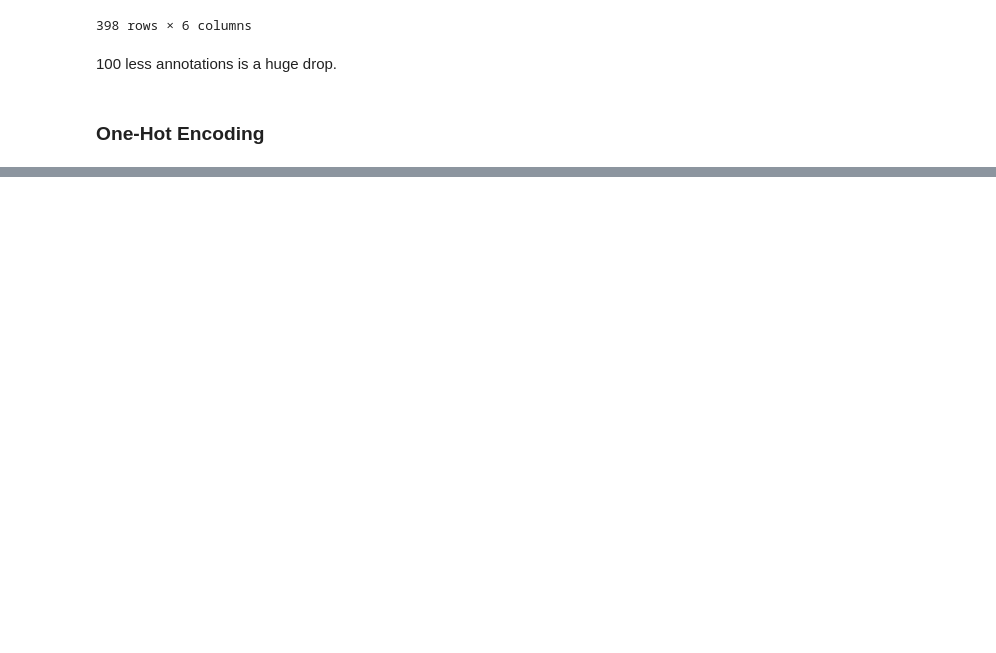
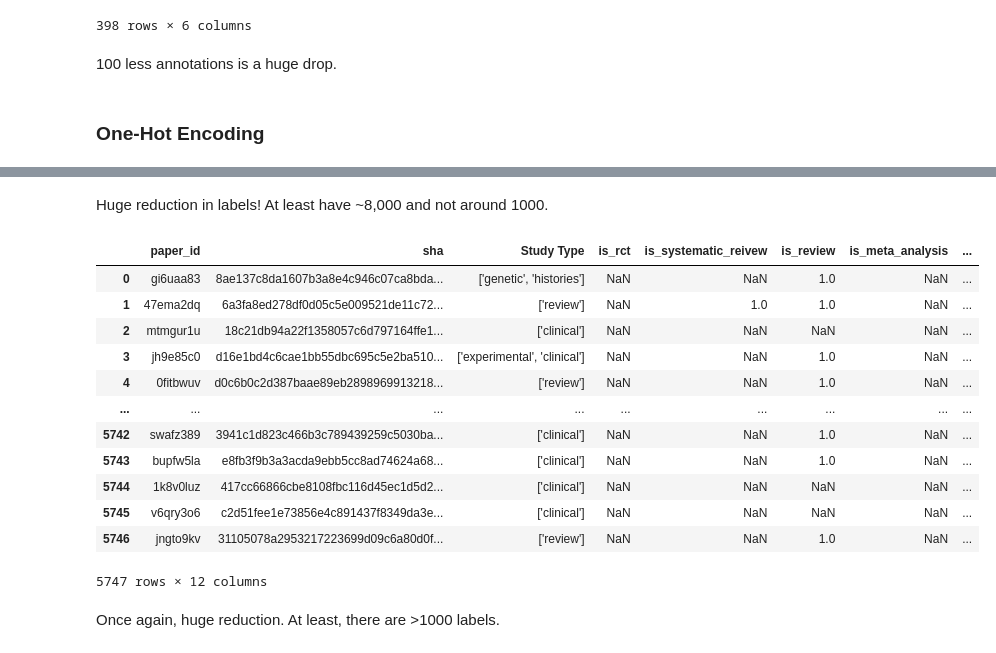
Before and after one commit to CoronaWhy/Classy, a Jupyter notebook: datasets/StudyTypeAnnotations.ipynb, the cells around one changed output, grey strips where cells are left out. Saved outputs shown, nothing was run; the diff lists cells and outputs as text; code cells hidden in the pictures; blank space fills up the shorter version.

```diff
--- a/datasets/StudyTypeAnnotations.ipynb
+++ b/datasets/StudyTypeAnnotations.ipynb
@@ -261,0 +630,3 @@ kg_merge
+# %%
+pm_labels = pd.read_csv('metadata_extra_info_from_pubmed_db.csv')
+pm_labels
@@ -261,0 +647,4 @@ kg_merge
+# %%
+d = {True:1, False:np.nan}
+pm_labels = pm_labels.applymap(lambda x: d.get(x,x))
+pm_labels
@@ -261,0 +677,10 @@ kg_merge
+# %%
+#Drop all rows that have NaN's across all labels
+pm_labels.dropna(subset=['is_rct',
+ 'is_systematic_reivew',
+ 'is_review',
+ 'is_meta_analysis',
+ 'is_observational_study',
+ 'is_case_series',
+ 'is_clincal_trial'], how='all', inplace = True)
+pm_labels
@@ -261,0 +701,21 @@ kg_merge
+# %% [markdown]
+Huge reduction in labels! At least have ~8,000 and not around 1000.
+# %%
+pm_merge = features.merge(pm_labels, how='inner', left_on='paper_id', right_on='cord_uid')
+pm_merge
+# %% [output]
+|  | paper_id | sha | Study Type | is_rct | is_systematic_reivew | is_review | is_meta_analysis | ... |
+| 0 | gi6uaa83 | 8ae137c8da1607b3a8e4c946c07ca8bda... | ['genetic', 'histories'] | NaN | NaN | 1.0 | NaN | ... |
+| 1 | 47ema2dq | 6a3fa8ed278df0d05c5e009521de11c72... | ['review'] | NaN | 1.0 | 1.0 | NaN | ... |
+| 2 | mtmgur1u | 18c21db94a22f1358057c6d797164ffe1... | ['clinical'] | NaN | NaN | NaN | NaN | ... |
+| 3 | jh9e85c0 | d16e1bd4c6cae1bb55dbc695c5e2ba510... | ['experimental', 'clinical'] | NaN | NaN | 1.0 | NaN | ... |
+| 4 | 0fitbwuv | d0c6b0c2d387baae89eb2898969913218... | ['review'] | NaN | NaN | 1.0 | NaN | ... |
+| ... | ... | ... | ... | ... | ... | ... | ... | ... |
+| 5742 | swafz389 | 3941c1d823c466b3c789439259c5030ba... | ['clinical'] | NaN | NaN | 1.0 | NaN | ... |
+| 5743 | bupfw5la | e8fb3f9b3a3acda9ebb5cc8ad74624a68... | ['clinical'] | NaN | NaN | 1.0 | NaN | ... |
+| 5744 | 1k8v0luz | 417cc66866cbe8108fbc116d45ec1d5d2... | ['clinical'] | NaN | NaN | NaN | NaN | ... |
+| 5745 | v6qry3o6 | c2d51fee1e73856e4c891437f8349da3e... | ['clinical'] | NaN | NaN | NaN | NaN | ... |
+| 5746 | jngto9kv | 31105078a2953217223699d09c6a80d0f... | ['review'] | NaN | NaN | 1.0 | NaN | ... |
+5747 rows × 12 columns
+# %% [markdown]
+Once again, huge reduction. At least, there are >1000 labels.
```
Also changed, not shown: parts of 89 cells of this notebook.
